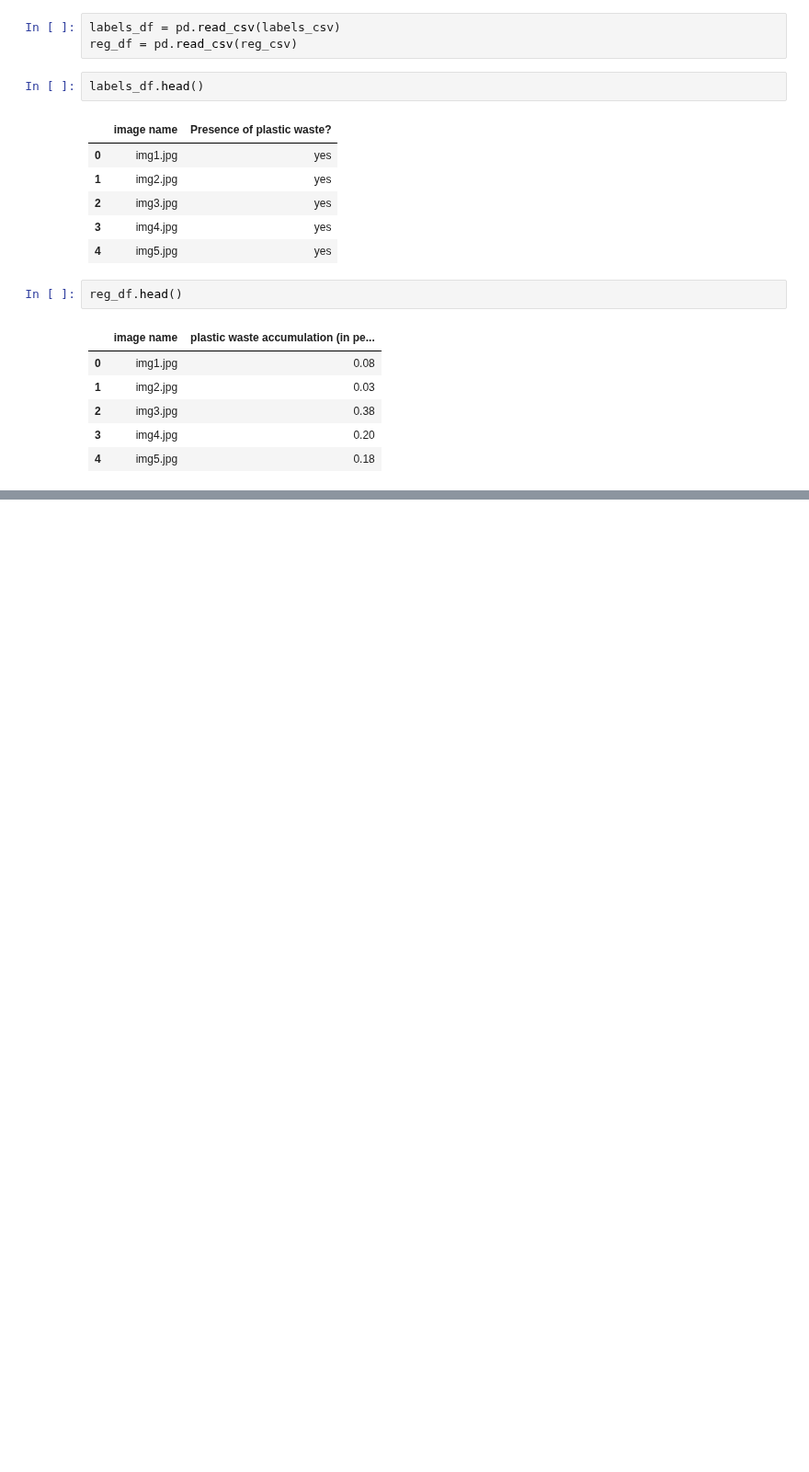
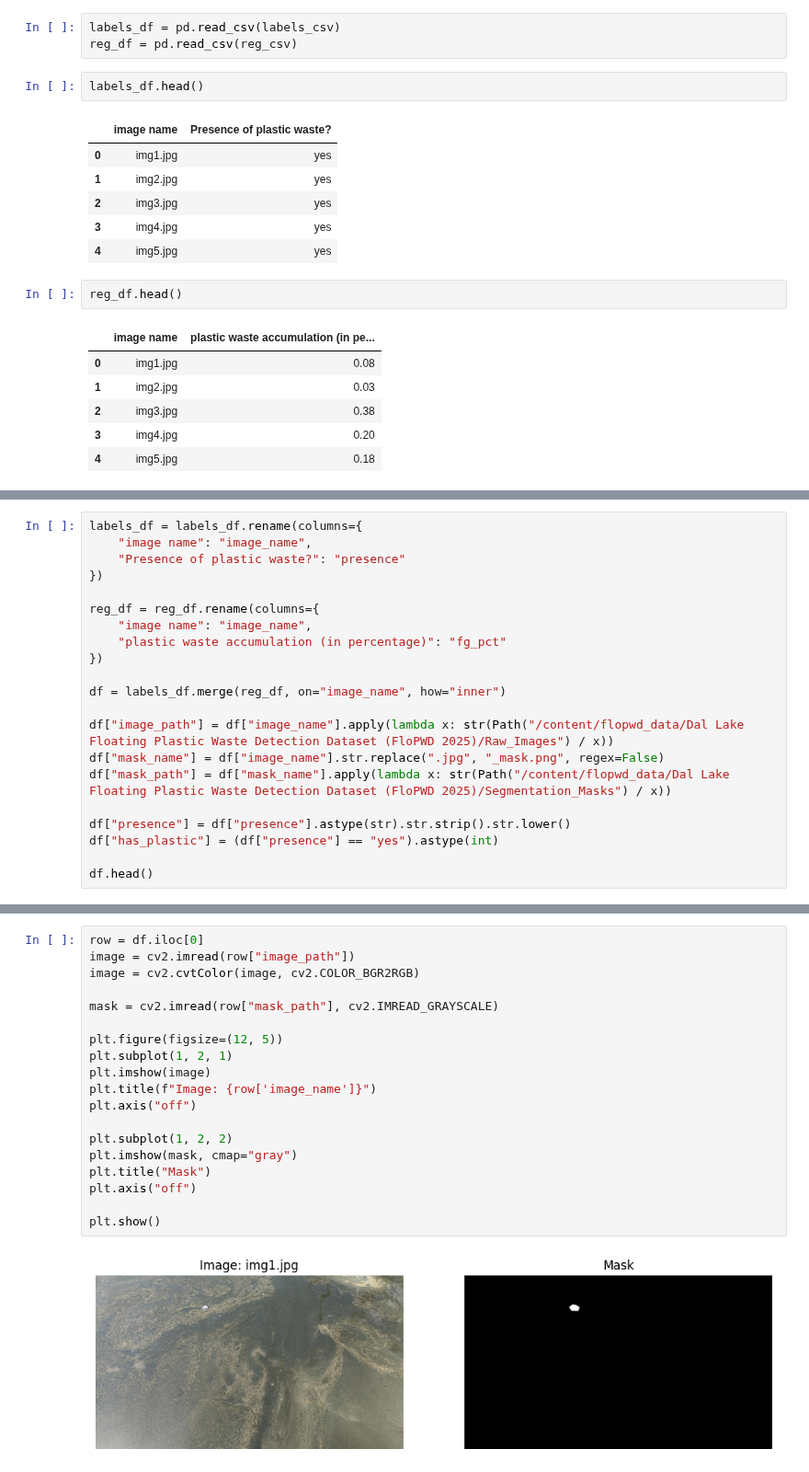
Before and after one commit to williamtheodoruswijaya/PDIS-Net, a Jupyter notebook: notebook.ipynb, the cells around one changed output, grey strips where cells are left out. Shown at 92% size. Saved outputs shown, nothing was run; the diff lists cells and outputs as text; blank space fills up the shorter version.

```diff
--- a/notebook.ipynb
+++ b/notebook.ipynb
@@ -69,0 +74,21 @@ reg_df.head()
+# %%
+labels_df = labels_df.rename(columns={
+    "image name": "image_name",
+    "Presence of plastic waste?": "presence"
+})
+
+reg_df = reg_df.rename(columns={
+    "image name": "image_name",
+    "plastic waste accumulation (in percentage)": "fg_pct"
+})
+
+df = labels_df.merge(reg_df, on="image_name", how="inner")
+
+df["image_path"] = df["image_name"].apply(lambda x: str(Path("/content/flopwd_data/Dal Lake Floating Plastic Waste Detection Dataset (FloPWD 2025)/Raw_Images") / x))
+df["mask_name"] = df["image_name"].str.replace(".jpg", "_mask.png", regex=False)
+df["mask_path"] = df["mask_name"].apply(lambda x: str(Path("/content/flopwd_data/Dal Lake Floating Plastic Waste Detection Dataset (FloPWD 2025)/Segmentation_Masks") / x))
+
+df["presence"] = df["presence"].astype(str).str.strip().str.lower()
+df["has_plastic"] = (df["presence"] == "yes").astype(int)
+
+df.head()
@@ -69,0 +102,21 @@ reg_df.head()
+# %%
+row = df.iloc[0]
+image = cv2.imread(row["image_path"])
+image = cv2.cvtColor(image, cv2.COLOR_BGR2RGB)
+
+mask = cv2.imread(row["mask_path"], cv2.IMREAD_GRAYSCALE)
+
+plt.figure(figsize=(12, 5))
+plt.subplot(1, 2, 1)
+plt.imshow(image)
+plt.title(f"Image: {row['image_name']}")
+plt.axis("off")
+
+plt.subplot(1, 2, 2)
+plt.imshow(mask, cmap="gray")
+plt.title("Mask")
+plt.axis("off")
+
+plt.show()
+# %% [output]
+[figure, added]
```
Also changed, not shown: parts of 16 cells of this notebook.
